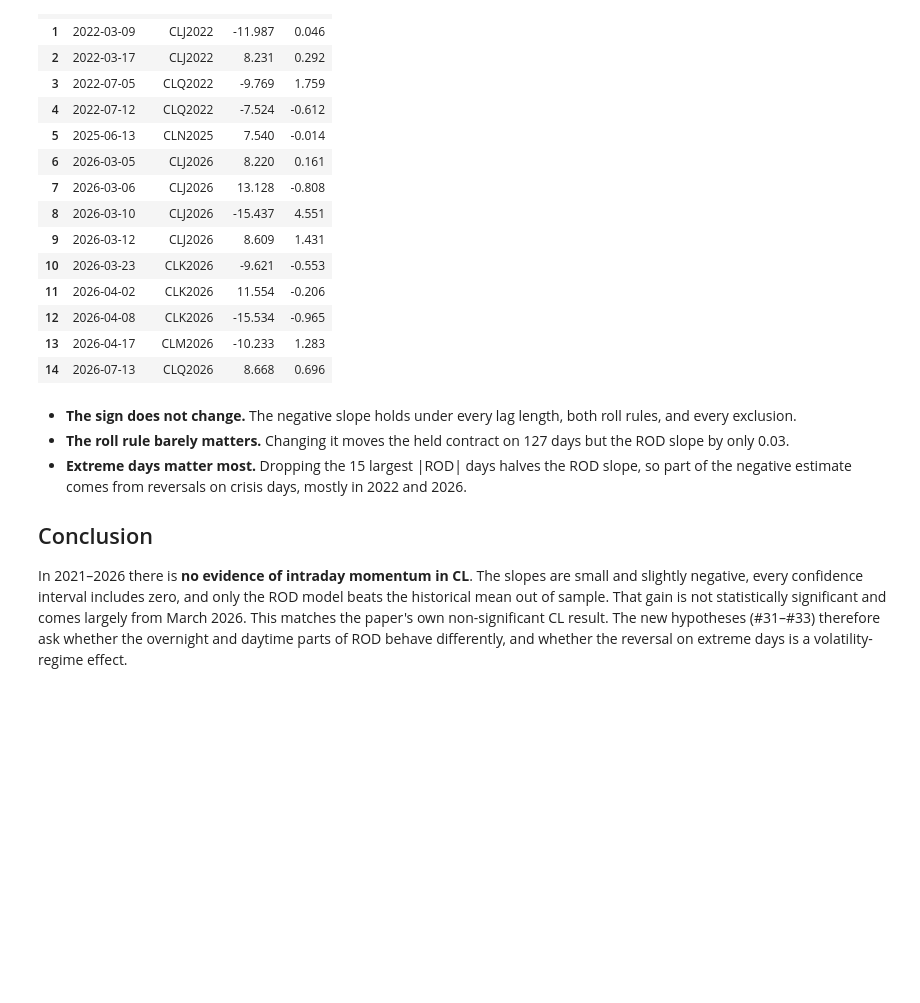
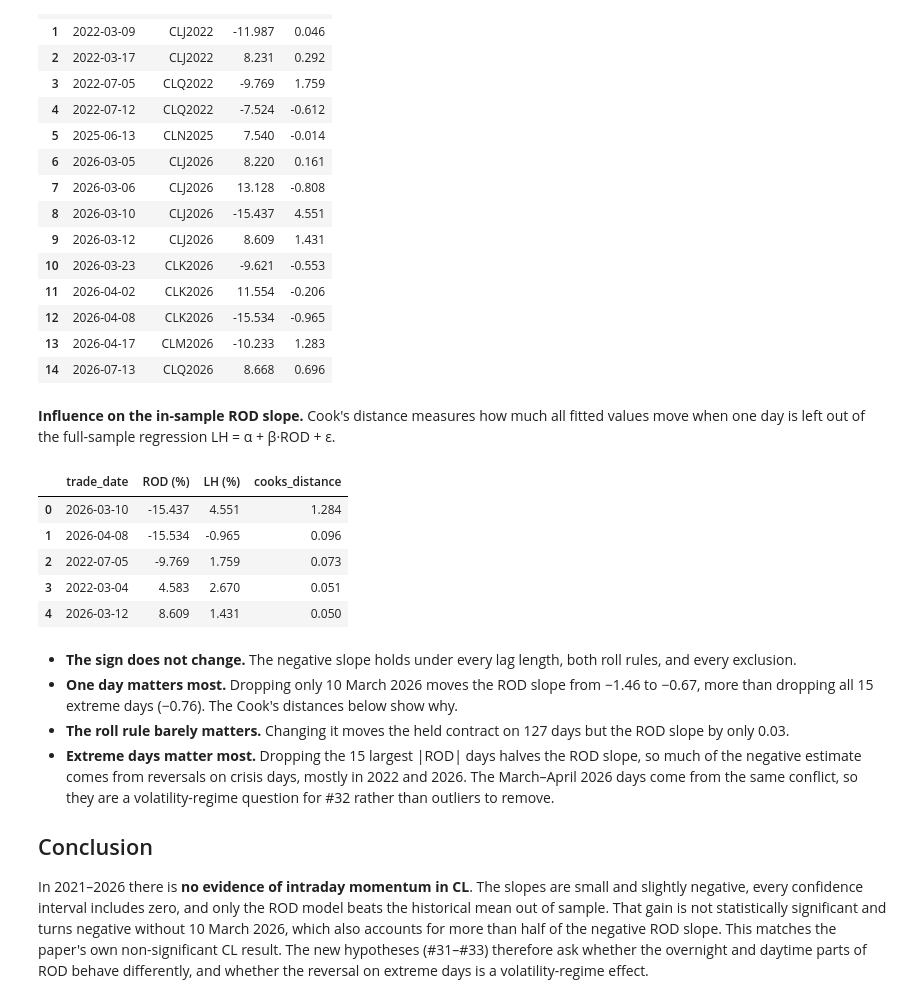
Before and after one commit to gwino/futures-project-group3, a Jupyter notebook: analysis/04_replication_results.ipynb, the cells around one changed output. Drawn from its saved outputs; the diff is of its cells as text; code cells hidden in the pictures; blank space fills up the shorter version.

```diff
--- a/analysis/04_replication_results.ipynb
+++ b/analysis/04_replication_results.ipynb
@@ -310,11 +318,32 @@ extreme.assign(r_rod=extreme["r_rod"] * 100, r_lh=extreme["r_lh"] * 100).rename(
 | 12 | 2026-04-08 | CLK2026 | -15.534 | -0.965 |
 | 13 | 2026-04-17 | CLM2026 | -10.233 | 1.283 |
 | 14 | 2026-07-13 | CLQ2026 | 8.668 | 0.696 |
+# %% [markdown]
+**Influence on the in-sample ROD slope.** Cook's distance measures how much all fitted values move when one day is left out of the full-sample regression LH = α + β·ROD + ε.
+# %%
+import numpy as np
+
+X = np.column_stack([np.ones(len(sample)), sample["r_rod"]])
+y = sample["r_lh"].to_numpy()
+residuals = y - X @ np.linalg.lstsq(X, y, rcond=None)[0]
+leverage = np.einsum("ij,jk,ik->i", X, np.linalg.inv(X.T @ X), X)
+variance = residuals @ residuals / (len(y) - X.shape[1])
+cook = residuals**2 / (X.shape[1] * variance) * leverage / (1 - leverage) ** 2
+influence = sample[["trade_date", "r_rod", "r_lh"]].assign(cooks_distance=cook, r_rod=sample["r_rod"] * 100, r_lh=sample["r_lh"] * 100)
+influence.nlargest(5, "cooks_distance").rename(columns={"r_rod": "ROD (%)", "r_lh": "LH (%)"}).reset_index(drop=True)
+# %% [output]
+|  | trade_date | ROD (%) | LH (%) | cooks_distance |
+| 0 | 2026-03-10 | -15.437 | 4.551 | 1.284 |
+| 1 | 2026-04-08 | -15.534 | -0.965 | 0.096 |
+| 2 | 2022-07-05 | -9.769 | 1.759 | 0.073 |
+| 3 | 2022-03-04 | 4.583 | 2.670 | 0.051 |
+| 4 | 2026-03-12 | 8.609 | 1.431 | 0.050 |
 # %% [markdown]
 - **The sign does not change.** The negative slope holds under every lag length, both roll rules, and every exclusion.
+- **One day matters most.** Dropping only 10 March 2026 moves the ROD slope from −1.46 to −0.67, more than dropping all 15 extreme days (−0.76). The Cook's distances below show why.
 - **The roll rule barely matters.** Changing it moves the held contract on 127 days but the ROD slope by only 0.03.
-- **Extreme days matter most.** Dropping the 15 largest |ROD| days halves the ROD slope, so part of the negative estimate comes from reversals on crisis days, mostly in 2022 and 2026.
+- **Extreme days matter most.** Dropping the 15 largest |ROD| days halves the ROD slope, so much of the negative estimate comes from reversals on crisis days, mostly in 2022 and 2026. The March–April 2026 days come from the same conflict, so they are a volatility-regime question for #32 rather than outliers to remove.
 
 ## Conclusion
 
-In 2021–2026 there is **no evidence of intraday momentum in CL**. The slopes are small and slightly negative, every confidence interval includes zero, and only the ROD model beats the historical mean out of sample. That gain is not statistically significant and comes largely from March 2026. This matches the paper's own non-significant CL result. The new hypotheses (#31–#33) therefore ask whether the overnight and daytime parts of ROD behave differently, and whether the reversal on extreme days is a volatility-regime effect.
+In 2021–2026 there is **no evidence of intraday momentum in CL**. The slopes are small and slightly negative, every confidence interval includes zero, and only the ROD model beats the historical mean out of sample. That gain is not statistically significant and turns negative without 10 March 2026, which also accounts for more than half of the negative ROD slope. This matches the paper's own non-significant CL result. The new hypotheses (#31–#33) therefore ask whether the overnight and daytime parts of ROD behave differently, and whether the reversal on extreme days is a volatility-regime effect.
```
Also changed, not shown: parts of 4 cells of this notebook, 6 other files.
